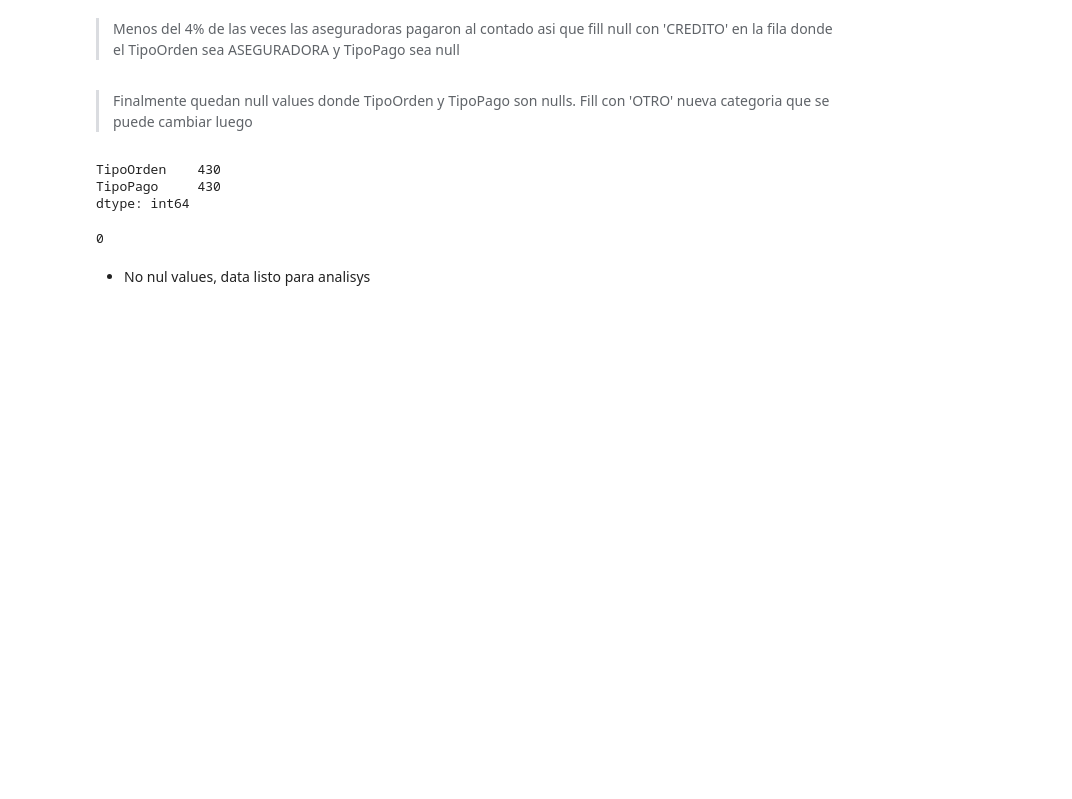
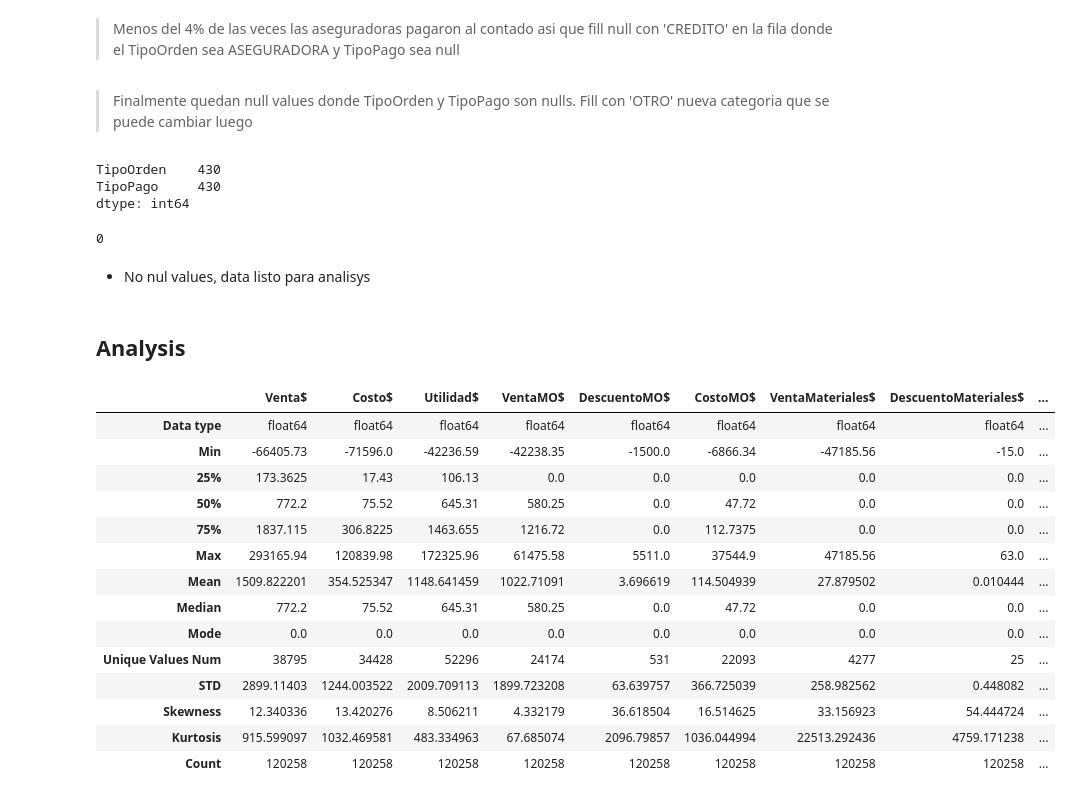
Before and after one commit to DRPproton/dealer_analysis, a Jupyter notebook: prueba.ipynb, the cells around one changed output. Drawn from its saved outputs; the diff is of its cells as text; code cells hidden in the pictures; blank space fills up the shorter version.

```diff
--- a/prueba.ipynb
+++ b/prueba.ipynb
@@ -359,3 +382,5 @@ df_num_clean.isnull().sum().sum()
+# %% [markdown]
+## Analysis
 # %%
 # Function to get summary stats
 def get_summary_stats_by_columns(df):
@@ -363,6 +388,24 @@ def get_summary_stats_by_columns(df):
     new_df = pd.DataFrame(index=['Data type', 'Min', '25%', '50%', '75%','Max', 'Mean', 'Median', 'Mode', 'Unique Values Num', 'STD', 'Skewness', 'Kurtosis', 'Count'])
     for col in column_name:
         if pd.api.types.is_numeric_dtype(df[col]):
-            new_df[col.upper()] = [df[col].dtype, df[col].min(), df[col].quantile(.25), df[col].quantile(.5), df[col].quantile(.75),df[col].max(), df[col].mean(), df[col].median(),
+            new_df[col] = [df[col].dtype, df[col].min(), df[col].quantile(.25), df[col].quantile(.5), df[col].quantile(.75),df[col].max(), df[col].mean(), df[col].median(),
                                 df[col].mode()[0], df[col].nunique(), df[col].std(), df[col].skew(), df[col].kurt() , df[col].count()]
     return new_df
+# %%
+get_summary_stats_by_columns(df_num_clean[columns_to_clean])
+# %% [output]
+|  | Venta$ | Costo$ | Utilidad$ | VentaMO$ | DescuentoMO$ | CostoMO$ | VentaMateriales$ | DescuentoMateriales$ | ... |
+| Data type | float64 | float64 | float64 | float64 | float64 | float64 | float64 | float64 | ... |
+| Min | -66405.73 | -71596.0 | -42236.59 | -42238.35 | -1500.0 | -6866.34 | -47185.56 | -15.0 | ... |
+| 25% | 173.3625 | 17.43 | 106.13 | 0.0 | 0.0 | 0.0 | 0.0 | 0.0 | ... |
+| 50% | 772.2 | 75.52 | 645.31 | 580.25 | 0.0 | 47.72 | 0.0 | 0.0 | ... |
+| 75% | 1837.115 | 306.8225 | 1463.655 | 1216.72 | 0.0 | 112.7375 | 0.0 | 0.0 | ... |
+| Max | 293165.94 | 120839.98 | 172325.96 | 61475.58 | 5511.0 | 37544.9 | 47185.56 | 63.0 | ... |
+| Mean | 1509.822201 | 354.525347 | 1148.641459 | 1022.71091 | 3.696619 | 114.504939 | 27.879502 | 0.010444 | ... |
+| Median | 772.2 | 75.52 | 645.31 | 580.25 | 0.0 | 47.72 | 0.0 | 0.0 | ... |
+| Mode | 0.0 | 0.0 | 0.0 | 0.0 | 0.0 | 0.0 | 0.0 | 0.0 | ... |
+| Unique Values Num | 38795 | 34428 | 52296 | 24174 | 531 | 22093 | 4277 | 25 | ... |
+| STD | 2899.11403 | 1244.003522 | 2009.709113 | 1899.723208 | 63.639757 | 366.725039 | 258.982562 | 0.448082 | ... |
+| Skewness | 12.340336 | 13.420276 | 8.506211 | 4.332179 | 36.618504 | 16.514625 | 33.156923 | 54.444724 | ... |
+| Kurtosis | 915.599097 | 1032.469581 | 483.334963 | 67.685074 | 2096.79857 | 1036.044994 | 22513.292436 | 4759.171238 | ... |
+| Count | 120258 | 120258 | 120258 | 120258 | 120258 | 120258 | 120258 | 120258 | ... |
```
Also changed, not shown: parts of 6 cells of this notebook, 1 other file.
